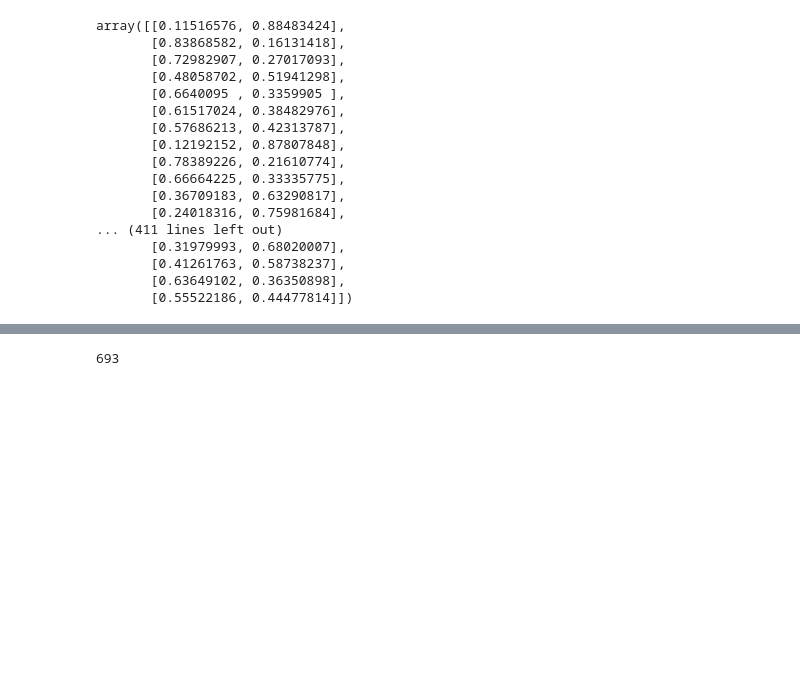
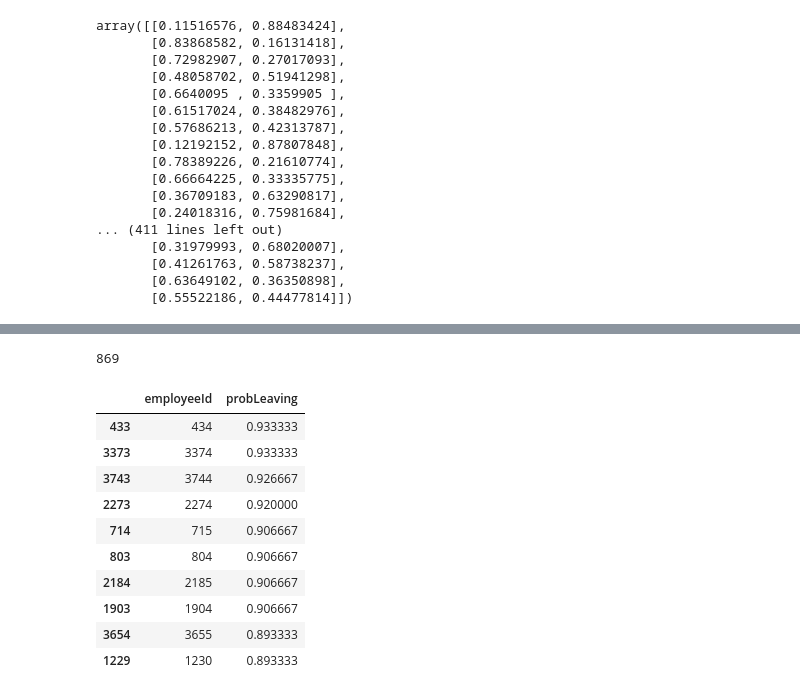
Before and after one commit to luisfangulop/hr-attrition, a Jupyter notebook: model.ipynb, the cells around one changed output, grey strips where cells are left out. Saved outputs shown, nothing was run; the diff lists cells and outputs as text; code cells hidden in the pictures; blank space fills up the shorter version.

Commit message:
Add leavingWarning.csv

```diff
--- a/model.ipynb
+++ b/model.ipynb
@@ -470,2 +469,7 @@ feat_importance.sort_values('importancia', ascending=False)
 | 14 | JobRole_0 | 0.000000 |
 | 9 | EducationField_0 | 0.000000 |
+# %%
+g_df = pd.read_pickle("./employee_df.pkl")
+
+employeeIds = g_df[g_df.Attrition<1].EmployeeID
+employeeIds
@@ -472,2 +489,2 @@ feat_importance.sort_values('importancia', ascending=False)
 # %%
-prob_leaving = rfm.predict_proba(norm_df.drop('Attrition',axis=1))[:,1]
+prob_leaving = rfm.predict_proba(norm_df[norm_df.Attrition<1].drop('Attrition',axis=1))[:,1]
@@ -476,4 +501,4 @@ prob_leaving = np.array(prob_leaving)
 # %%
-np.count_nonzero(prob_leaving>0.8)
+np.count_nonzero(prob_leaving>0.6)
 # %% [output]
-693
+869
@@ -479,0 +507,4 @@ np.count_nonzero(prob_leaving>0.8)
+# %%
+prob_df = pd.DataFrame({'employeeId':employeeIds,'probLeaving':np.array(prob_leaving)})
+# %%
+prob_df=prob_df[prob_df.probLeaving>0.6].sort_values(by=['probLeaving'],ascending=False)
@@ -479,0 +513,14 @@ np.count_nonzero(prob_leaving>0.8)
+# %%
+prob_df.head(10)
+# %% [output]
+|  | employeeId | probLeaving |
+| 433 | 434 | 0.933333 |
+| 3373 | 3374 | 0.933333 |
+| 3743 | 3744 | 0.926667 |
+| 2273 | 2274 | 0.920000 |
+| 714 | 715 | 0.906667 |
+| 803 | 804 | 0.906667 |
+| 2184 | 2185 | 0.906667 |
+| 1903 | 1904 | 0.906667 |
+| 3654 | 3655 | 0.893333 |
+| 1229 | 1230 | 0.893333 |
```
Also changed, not shown: parts of 10 cells of this notebook, 1 other file.
